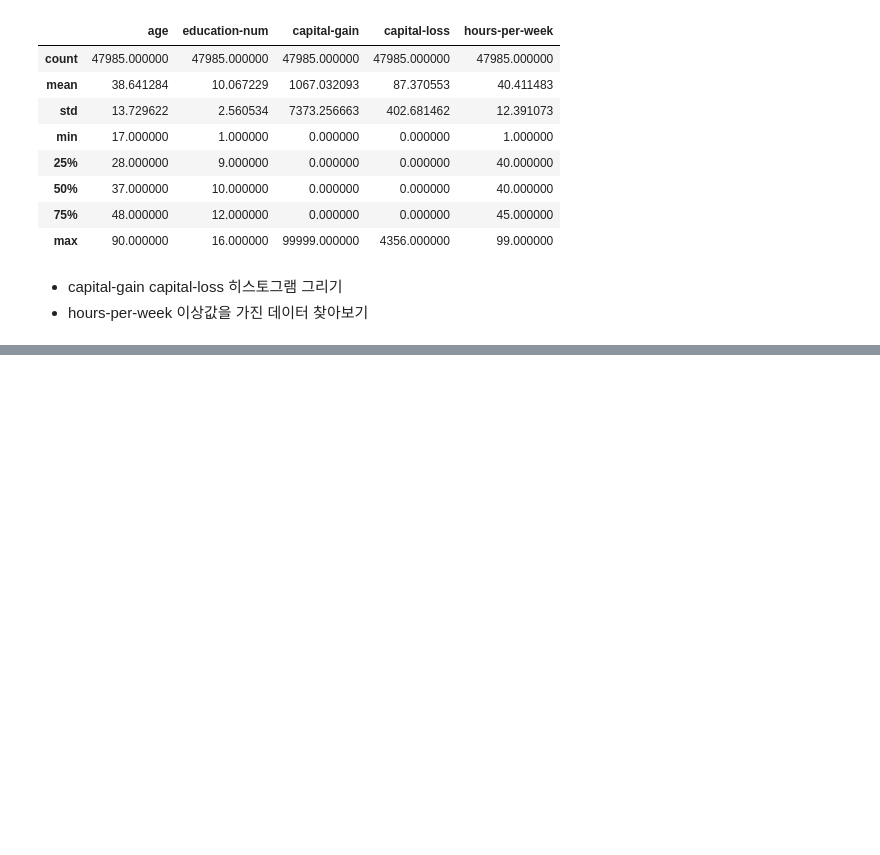
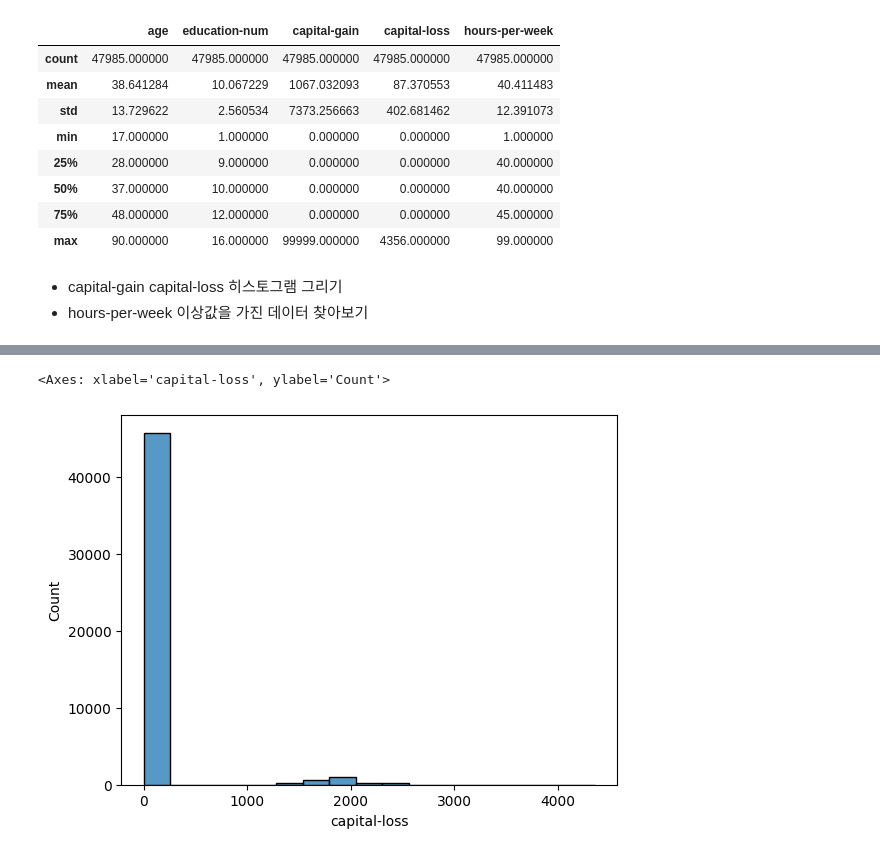
Before and after one commit to haram4th/fintech_pm_data_science, a Jupyter notebook: 06machine_learning/07앙상블모델연습2_연봉데이터.ipynb, the cells around one changed output, grey strips where cells are left out. Cells and saved outputs as stored; diff of their text form; code cells hidden in the pictures; blank space fills up the shorter version.

```diff
--- a/06machine_learning/07앙상블모델연습2_연봉데이터.ipynb
+++ b/06machine_learning/07앙상블모델연습2_연봉데이터.ipynb
@@ -344,0 +395,5 @@ search_outlier
+# %%
+sns.histplot(data['capital-loss'])
+# %% [output]
+<Axes: xlabel='capital-loss', ylabel='Count'>
+[figure, added]
```
Also changed, not shown: parts of 38 cells of this notebook, 1 other file.
